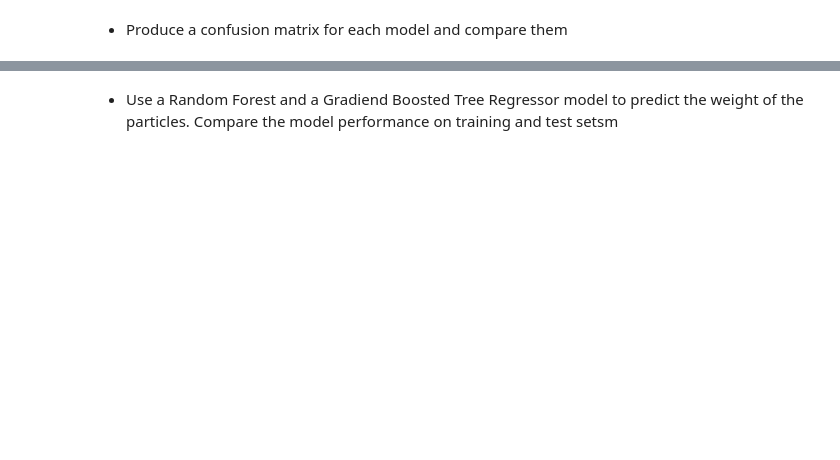
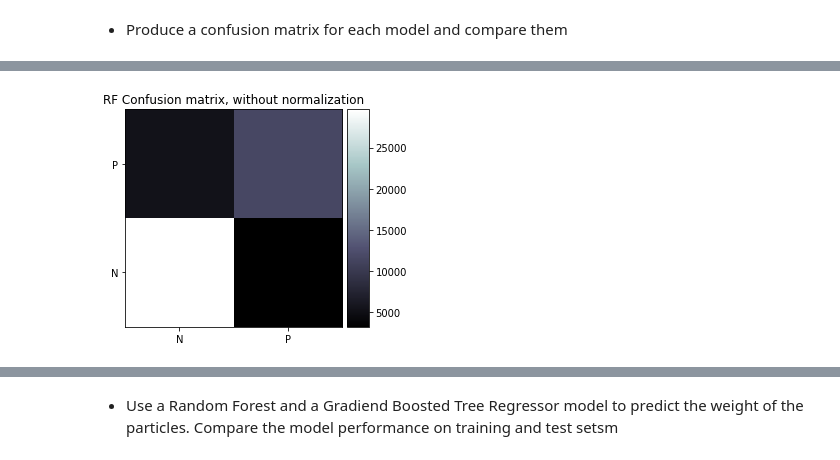
Before and after one commit to bflaggs/DSPS_BFlaggs, a Jupyter notebook: HW8/higgsbosonSearch.ipynb, the cells around one changed output, grey strips where cells are left out. Cells and saved outputs as stored; diff of their text form; code cells hidden in the pictures; blank space fills up the shorter version.

```diff
--- a/HW8/higgsbosonSearch.ipynb
+++ b/HW8/higgsbosonSearch.ipynb
@@ -189,9 +184,9 @@ higgsdata.describe()
 X_train, X_test, y_train, y_test = train_test_split(higgsdata.values, labels, test_size=0.2)
 # %%
 # Look at parameters used by our current forest
-rf = RandomForestClassifier(random_state=0, max_depth=3)
+rf = RandomForestClassifier(random_state=0, max_depth=8)
 print('Parameters currently in use (RF):\n')
-print(rf.get_params())
+pprint(rf.get_params())
 # %% [output]
 Parameters currently in use (RF):
 
@@ -258,0 +280,4 @@ def plot_confusion_matrix(y_true, y_pred,
+# %%
+plot_confusion_matrix(y_test,rf.predict(X_test),title='RF')
+# %% [output]
+[figure, added]
```
Also changed, not shown: parts of 33 cells of this notebook.
